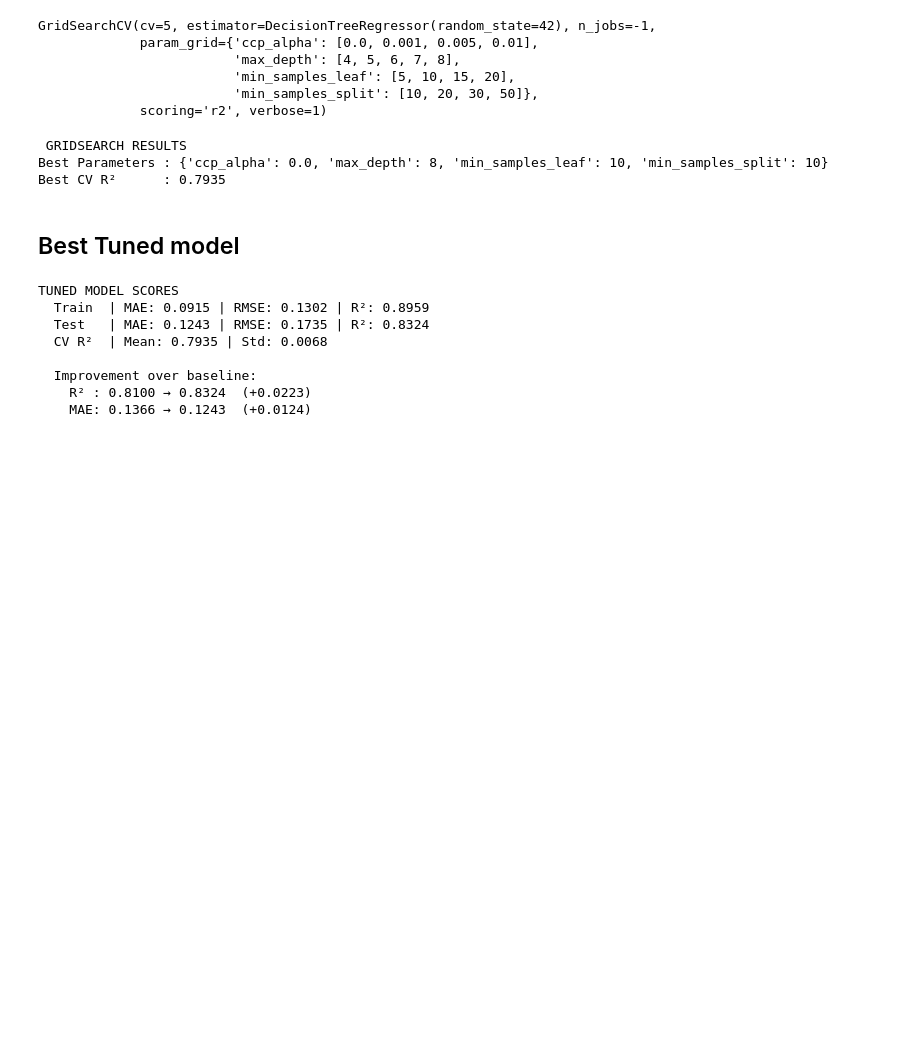
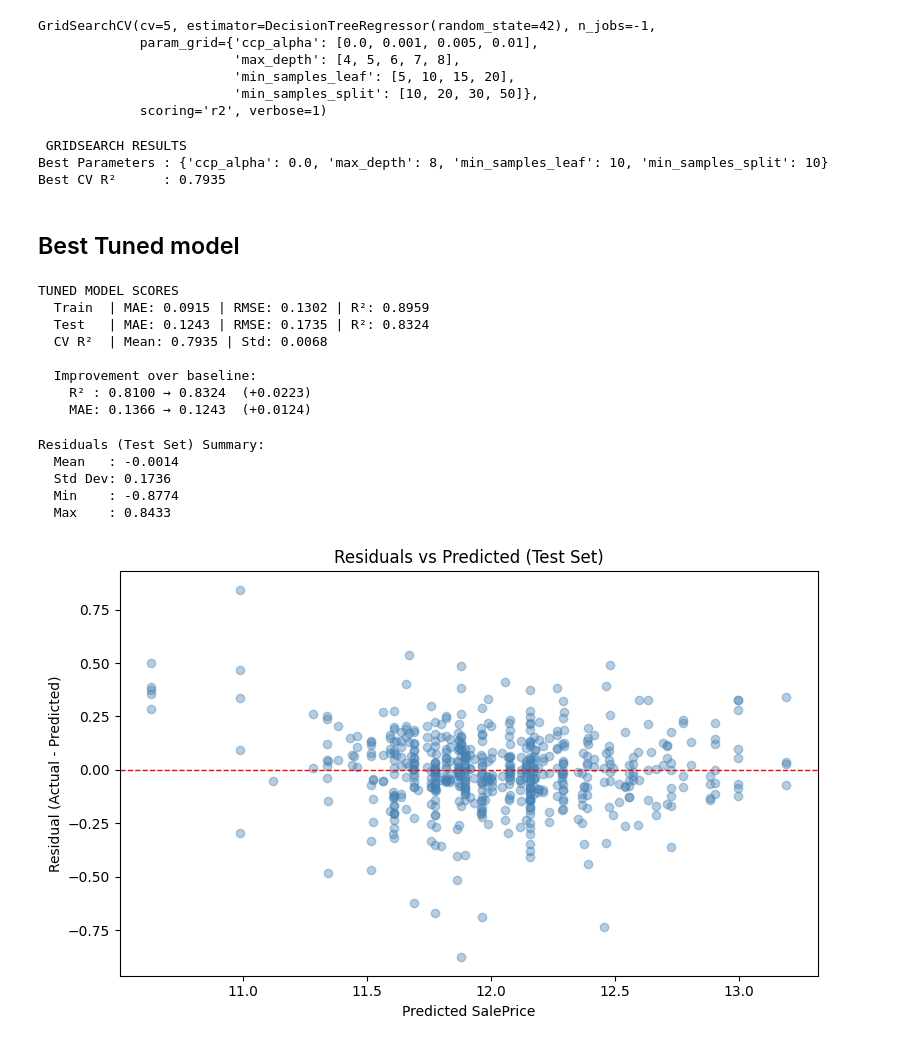
Before and after one commit to Sadhana-up/Sem-Project, a Jupyter notebook: DecisionTree.ipynb, the cells around one changed output. Drawn from its saved outputs; the diff is of its cells as text; code cells hidden in the pictures; blank space fills up the shorter version.

Commit message:
Residual calculated

```diff
--- a/DecisionTree.ipynb
+++ b/DecisionTree.ipynb
@@ -195,0 +198,25 @@ TUNED MODEL SCORES
+# %%
+residuals_test  = y_test  - y_pred_test
+# %%
+print("Residuals (Test Set) Summary:")
+print(f"  Mean   : {residuals_test.mean():.4f}")
+print(f"  Std Dev: {residuals_test.std():.4f}")
+print(f"  Min    : {residuals_test.min():.4f}")
+print(f"  Max    : {residuals_test.max():.4f}")
+# %% [output]
+Residuals (Test Set) Summary:
+  Mean   : -0.0014
+  Std Dev: 0.1736
+  Min    : -0.8774
+  Max    : 0.8433
+# %%
+plt.figure(figsize=(8, 5))
+plt.scatter(y_pred_test, residuals_test, alpha=0.4, color='steelblue')
+plt.axhline(0, color='red', linestyle='--', linewidth=1)
+plt.xlabel("Predicted SalePrice")
+plt.ylabel("Residual (Actual - Predicted)")
+plt.title("Residuals vs Predicted (Test Set)")
+plt.tight_layout()
+plt.show()
+# %% [output]
+[figure, added]
```
Also changed, not shown: parts of 6 cells of this notebook.
